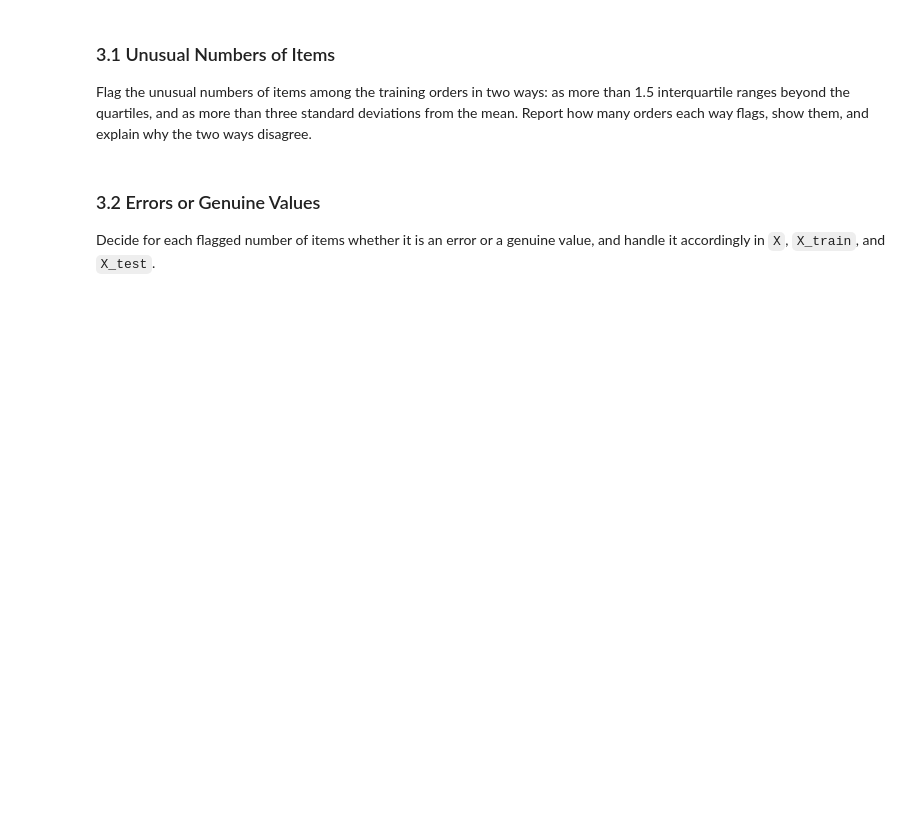
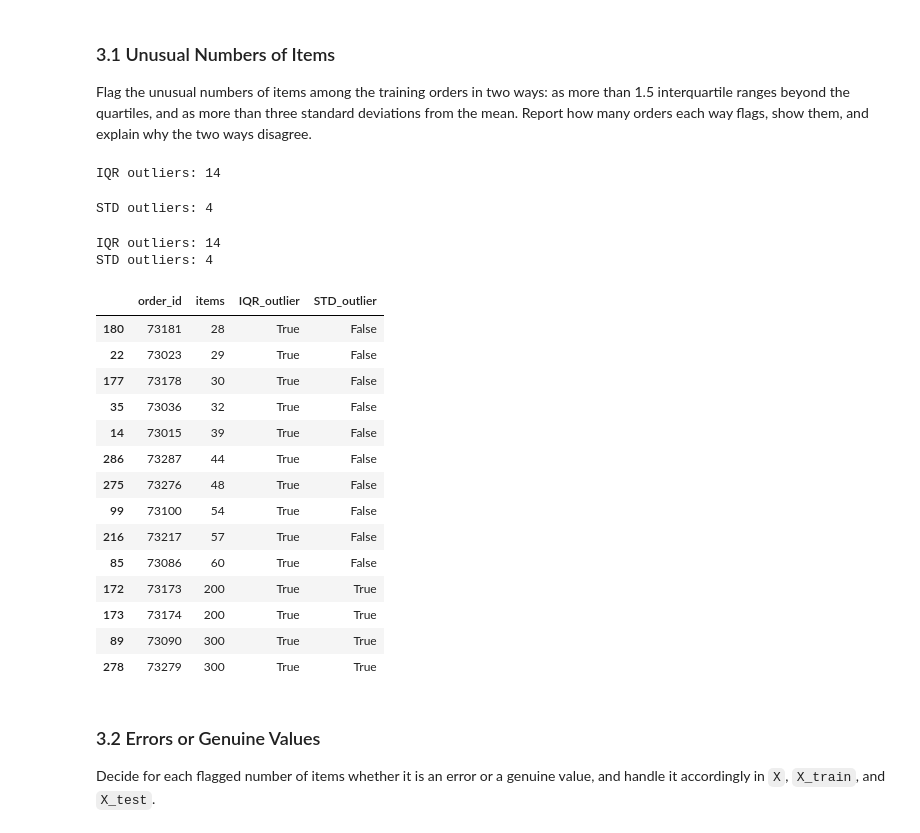
Before and after one commit to andrejgruevski/data-science, a Jupyter notebook: labs/03-online-orders/notebook.ipynb, the cells around one changed output. Saved outputs shown, nothing was run; the diff lists cells and outputs as text; code cells hidden in the pictures; blank space fills up the shorter version.

```diff
--- a/labs/03-online-orders/notebook.ipynb
+++ b/labs/03-online-orders/notebook.ipynb
@@ -809,8 +809,70 @@ To: 2026-05-18
 ### 3.1 Unusual Numbers of Items
 
 Flag the unusual numbers of items among the training orders in two ways: as more than 1.5 interquartile ranges beyond the quartiles, and as more than three standard deviations from the mean. Report how many orders each way flags, show them, and explain why the two ways disagree.
+# %%
+
+# IQR Method
+items = X_train["items"]
+
+Q1 = items.quantile(0.25)
+Q3 = items.quantile(0.75)
+IQR = Q3 - Q1
+
+lower_iqr = Q1 - 1.5 * IQR
+upper_iqr = Q3 + 1.5 * IQR
+
+iqr_outliers = (items < lower_iqr) | (items > upper_iqr)
+
+print("IQR outliers:", iqr_outliers.sum())
+# %% [output]
+IQR outliers: 14
+# %%
+
+# Standard Deviation Method
+mean_items = items.mean()
+std_items = items.std()
+
+lower_std = mean_items - 3 * std_items
+upper_std = mean_items + 3 * std_items
+
+std_outliers = (items < lower_std) | (items > upper_std)
+
+print("STD outliers:", std_outliers.sum())
+# %% [output]
+STD outliers: 4
 # %%
-# Write your solution here.
+
+# Sporedba na dvata metoda
+comparison = X_train.loc[
+    iqr_outliers | std_outliers,
+    ["order_id", "items"]
+].copy()
+
+comparison["IQR_outlier"] = iqr_outliers
+comparison["STD_outlier"] = std_outliers
+
+print("IQR outliers:", iqr_outliers.sum())
+print("STD outliers:", std_outliers.sum())
+
+display(comparison.sort_values("items"))
+# %% [output]
+IQR outliers: 14
+STD outliers: 4
+|  | order_id | items | IQR_outlier | STD_outlier |
+| 180 | 73181 | 28 | True | False |
+| 22 | 73023 | 29 | True | False |
+| 177 | 73178 | 30 | True | False |
+| 35 | 73036 | 32 | True | False |
+| 14 | 73015 | 39 | True | False |
+| 286 | 73287 | 44 | True | False |
+| 275 | 73276 | 48 | True | False |
+| 99 | 73100 | 54 | True | False |
+| 216 | 73217 | 57 | True | False |
+| 85 | 73086 | 60 | True | False |
+| 172 | 73173 | 200 | True | True |
+| 173 | 73174 | 200 | True | True |
+| 89 | 73090 | 300 | True | True |
+| 278 | 73279 | 300 | True | True |
 # %% [markdown]
 ### 3.2 Errors or Genuine Values
 
```
Also changed, not shown: parts of 3 cells of this notebook.
